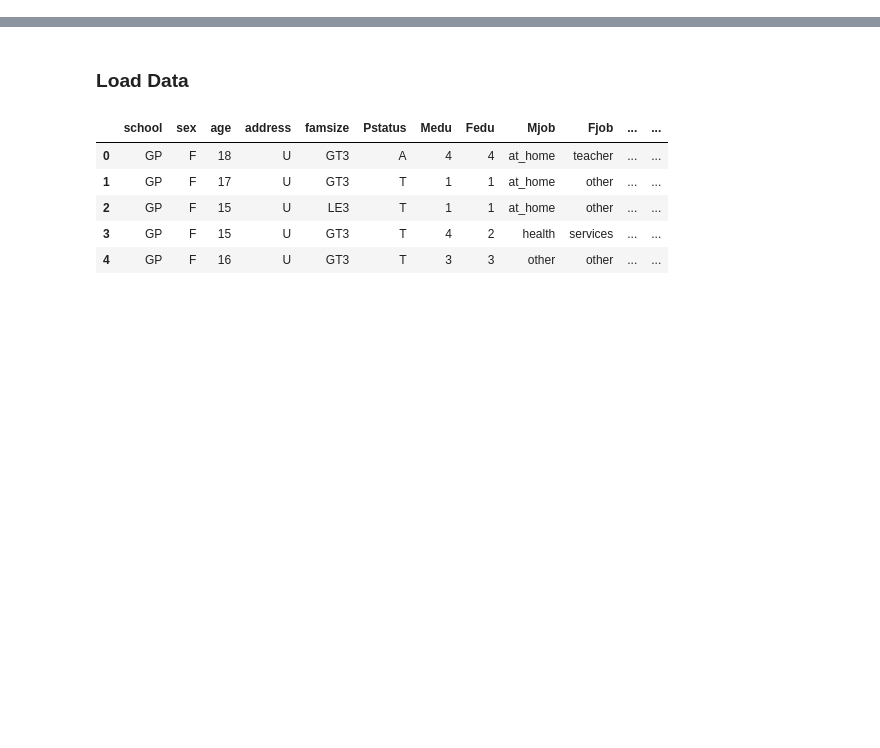
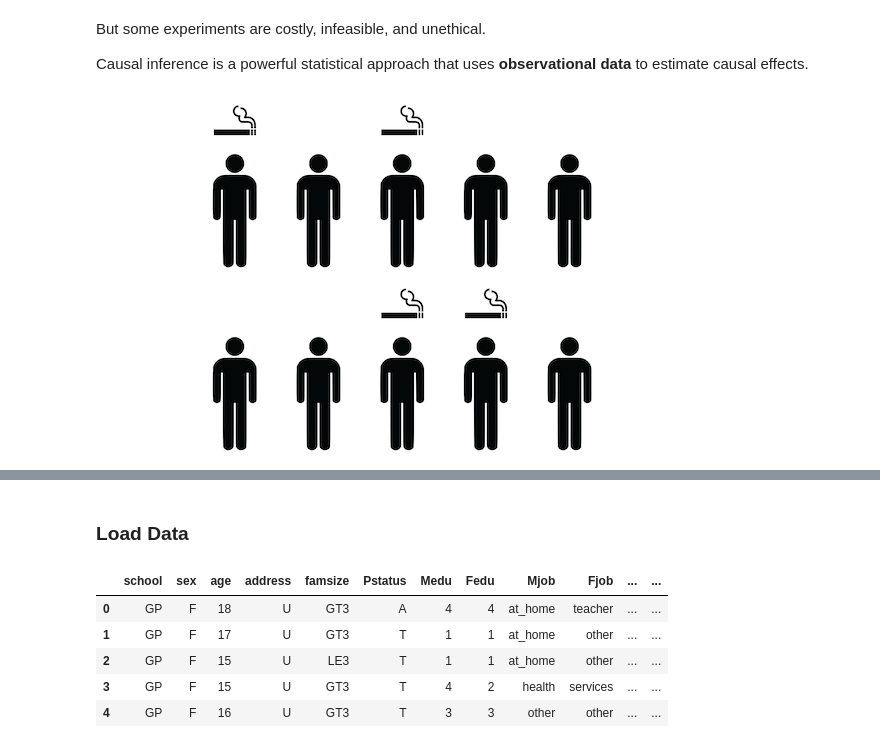
Before and after one commit to causalvis/causalvis, a Jupyter notebook: notebook/Examples/Example_Student Performance.ipynb, the cells around one changed output, grey strips where cells are left out. Saved outputs shown, nothing was run; the diff lists cells and outputs as text; code cells hidden in the pictures; blank space fills up the shorter version.

```diff
--- a/notebook/Examples/Example_Student Performance.ipynb
+++ b/notebook/Examples/Example_Student Performance.ipynb
@@ -0,0 +20,8 @@
+# %% [markdown]
+But some experiments are costly, infeasible, and unethical.
+
+Causal inference is a powerful statistical approach that uses **observational data** to estimate causal effects.
+# %%
+Image(filename='./images/observational.png')
+# %% [output]
+[figure, added]
```
Also changed, not shown: parts of 44 cells of this notebook, 12 other files.
